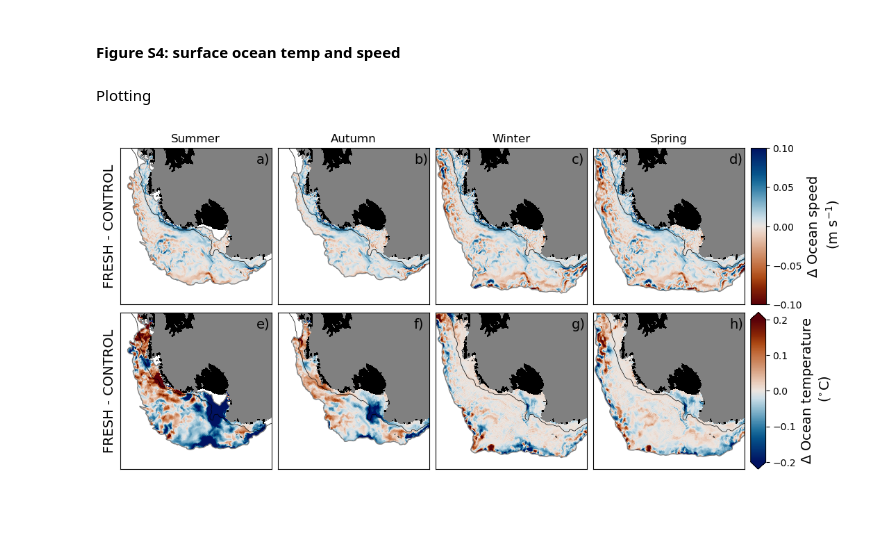
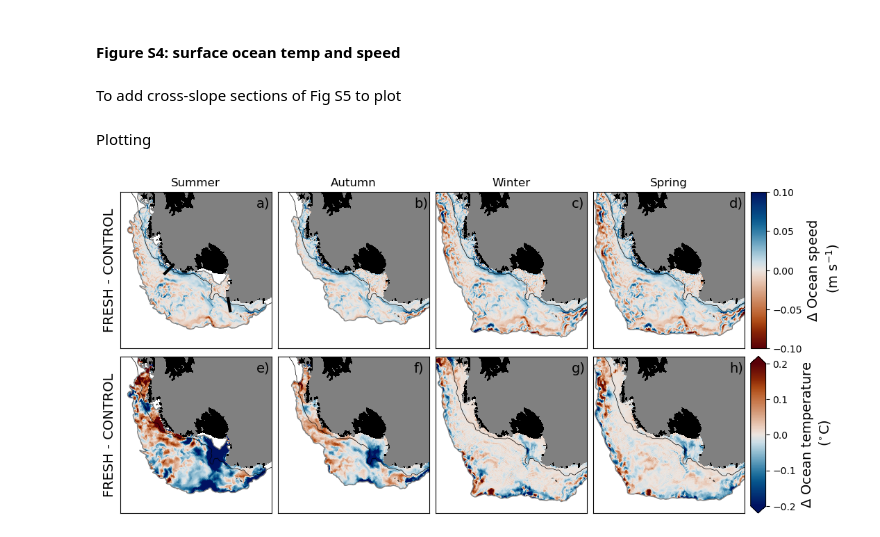
Before and after one commit to wghuneke/MetROMS_BasalMelt_Perturbation, a Jupyter notebook: scripts/Plot_Fig4_FigS4_seaice_motion.ipynb, the cells around one changed output. Cells and saved outputs as stored; diff of their text form; code cells hidden in the pictures; blank space fills up the shorter version.

```diff
--- a/scripts/Plot_Fig4_FigS4_seaice_motion.ipynb
+++ b/scripts/Plot_Fig4_FigS4_seaice_motion.ipynb
@@ -300,6 +300,23 @@ def get_roms_velocity_on_rho_grid(expt_name):
 # %%
 u_roms_cntr, v_roms_cntr, speed_roms_cntr = get_roms_velocity_on_rho_grid(vel_roms_cntr)
 u_roms_pert, v_roms_pert, speed_roms_pert = get_roms_velocity_on_rho_grid(vel_roms_pert)
+# %% [markdown]
+To add cross-slope sections of Fig S5 to plot
+# %%
+# Along longitudes (code for cross-section does not seem to work properly)
+lon_start = [169, 227]
+lon_end   = [169, 227]
+lat_start = [-71.5, -75]
+lat_end   = [-68.5, -72]
+
+# Create array
+lon_sec   = array((lon_start,lon_end))
+lat_sec   = array((lat_start,lat_end))
+
+# Convert to spherical coordinates
+deg2rad = pi/180.0
+x_sec    = -(lat_sec+90) * cos(lon_sec*deg2rad+pi/2)
+y_sec    =  (lat_sec+90) * sin(lon_sec*deg2rad+pi/2)
 # %% [markdown]
 Plotting
 # %%
@@ -334,6 +351,11 @@ for tt in range(len(season)):
     # plot_lat_lon_grid()
     xlim(xlim_min, xlim_max)
     ylim(ylim_min, ylim_max)
+    # Plot sections
+    if tt == 0:
+        for i in range(size(x_sec,1)):
+            number = i+1
+            plot(x_sec[:,i], y_sec[:,i], color='k', linewidth=3)
 
     # PERT-CNTR
     ax = fig.add_subplot(gs1[0,tt])
@@ -343,31 +365,31 @@ for tt in range(len(season)):
     setp(ax.get_xticklabels(), visible=False)
     setp(ax.get_yticklabels(), visible=False)
     ax.tick_params(axis='both', which='both', length=0)
     diff = sst_roms_pert[tt,:-15,:-1].values - sst_roms_cntr[tt,:-15,:-1].values
     diff[1:-1,1:-1][aice_cntr[tt,:-15,:-1] < aice_extmin] = np.nan
     SC = pcolormesh(x_roms, y_roms, diff, cmap=Vik_19.mpl_colormap, vmin=-0.2, vmax=0.2)
     contourf(x_reg, y_reg, land_circle_metroms, colors='0.5')
     contourf(x_roms, y_roms, lat_r, colors='0.5')
     contourf(x_roms, y_roms, zice*1, colors='k')
     contour(x_roms, y_roms, h, levels=[1000], colors='k', linewidths=0.5)
     contour(x_cice, y_cice, aice_cntr[tt,:,:], levels=[aice_extmin], colors='0.5', linewidths=1)
     # plot_lat_lon_grid()
     xlim(xlim_min, xlim_max)
     ylim(ylim_min, ylim_max)
 
 
 # Add colorbars
 cbar_ax0 = fig.add_subplot(gs0[:,-1])
 cbar = colorbar(sc, cax=cbar_ax0, ticks=np.arange(-0.1, 0.11, 0.05))
 cbar.set_label('$\Delta$ Ocean speed \n (m s$^{-1}$)', fontsize=ft_size)
 cbar_ax1 = fig.add_subplot(gs1[:,-1])
 cbar = colorbar(SC, cax=cbar_ax1, ticks=np.arange(-0.2, 0.25, 0.1), extend='both')
 cbar.set_label('$\Delta$ Ocean temperature\n ($^{\circ}$C)', fontsize=ft_size)
 
 # Finished
 plot_flag = 1
 if plot_flag == 1:
     fig_name = 'FigureS4.png'
     savefig(fig_path + fig_name, dpi=my_dpi, bbox_inches='tight', facecolor='white')
 # %% [output]
-[figure, old version]
+[figure, new version]
```
Also changed, not shown: parts of 8 cells of this notebook, 5 other files.
